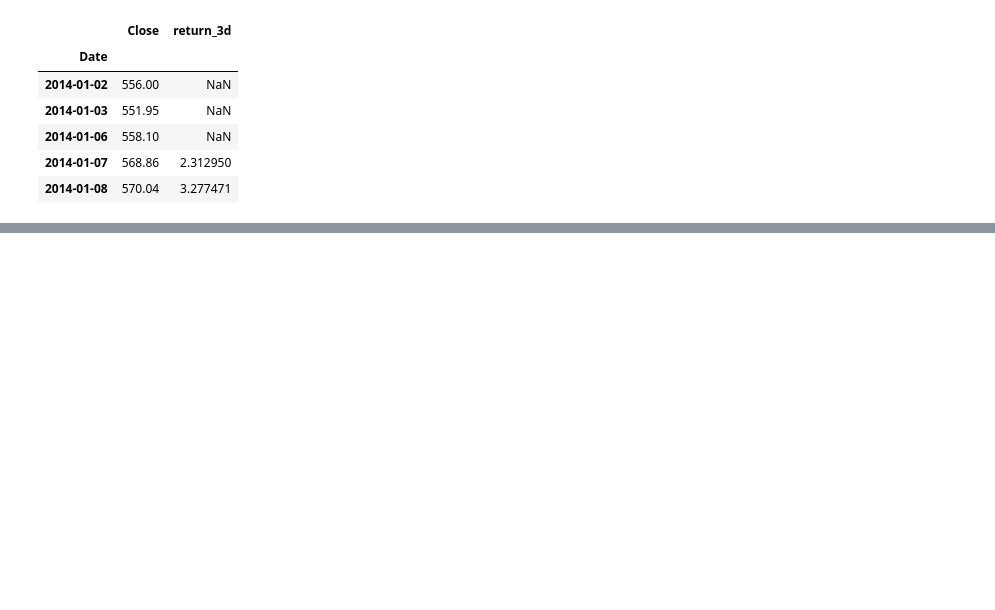
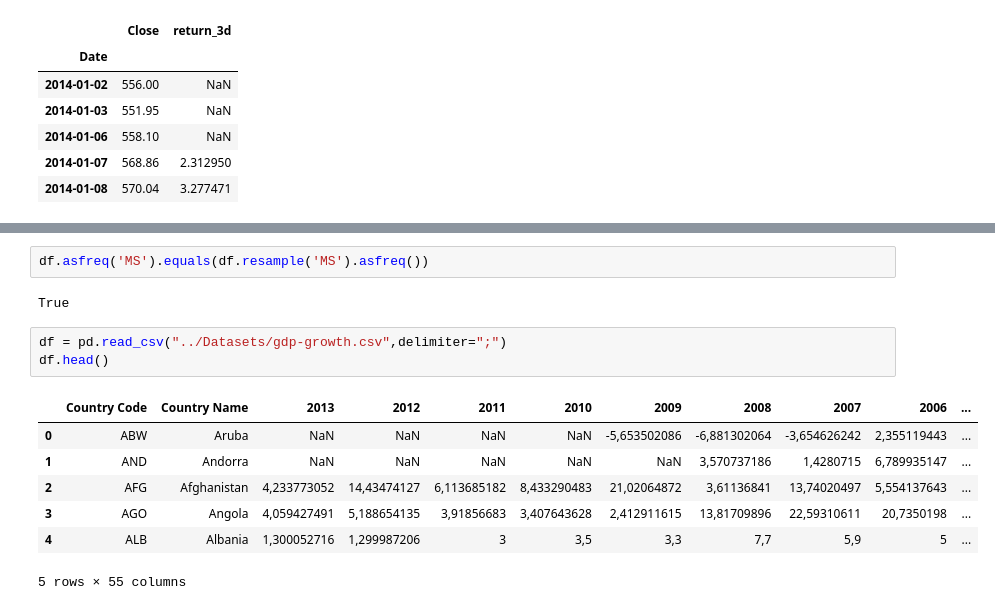
Before and after one commit to ibrahimediz/timeseriesanalysandforecasting0712_1112_23, a Jupyter notebook: Dokumanlar/01_ManipulateData.ipynb, the cells around one changed output, grey strips where cells are left out. Cells and saved outputs as stored; diff of their text form; blank space fills up the shorter version.

```diff
--- a/Dokumanlar/01_ManipulateData.ipynb
+++ b/Dokumanlar/01_ManipulateData.ipynb
@@ -194,0 +310,15 @@ google[["Close","return_3d"]].head()
+# %%
+df.asfreq('MS').equals(df.resample('MS').asfreq())
+# %% [output]
+True
+# %%
+df = pd.read_csv("../Datasets/gdp-growth.csv",delimiter=";")
+df.head()
+# %% [output]
+|  | Country Code | Country Name | 2013 | 2012 | 2011 | 2010 | 2009 | 2008 | 2007 | 2006 | ... |
+| 0 | ABW | Aruba | NaN | NaN | NaN | NaN | -5,653502086 | -6,881302064 | -3,654626242 | 2,355119443 | ... |
+| 1 | AND | Andorra | NaN | NaN | NaN | NaN | NaN | 3,570737186 | 1,4280715 | 6,789935147 | ... |
+| 2 | AFG | Afghanistan | 4,233773052 | 14,43474127 | 6,113685182 | 8,433290483 | 21,02064872 | 3,61136841 | 13,74020497 | 5,554137643 | ... |
+| 3 | AGO | Angola | 4,059427491 | 5,188654135 | 3,91856683 | 3,407643628 | 2,412911615 | 13,81709896 | 22,59310611 | 20,7350198 | ... |
+| 4 | ALB | Albania | 1,300052716 | 1,299987206 | 3 | 3,5 | 3,3 | 7,7 | 5,9 | 5 | ... |
+5 rows × 55 columns
```
Also changed, not shown: parts of 20 cells of this notebook, 15 other files.
